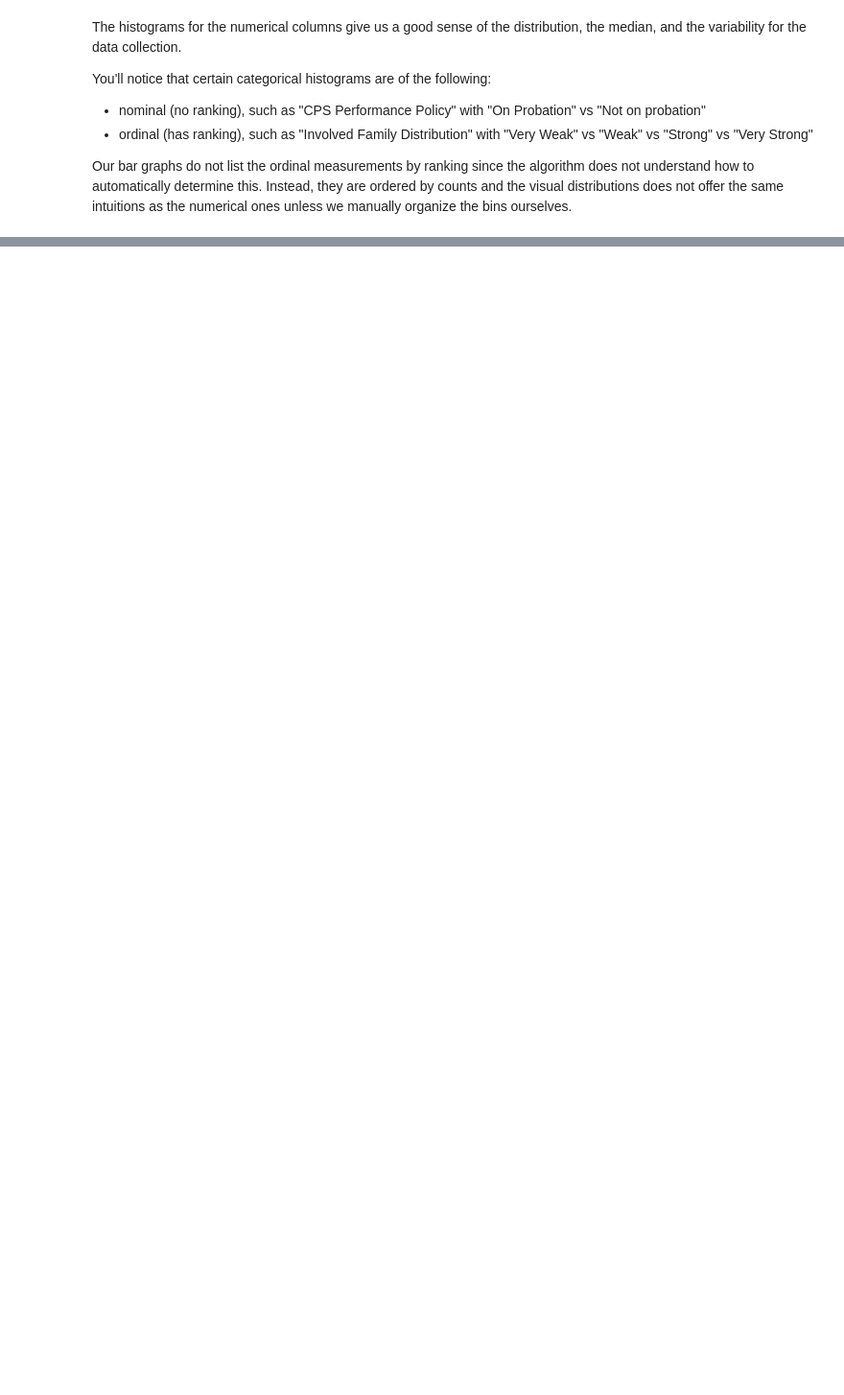
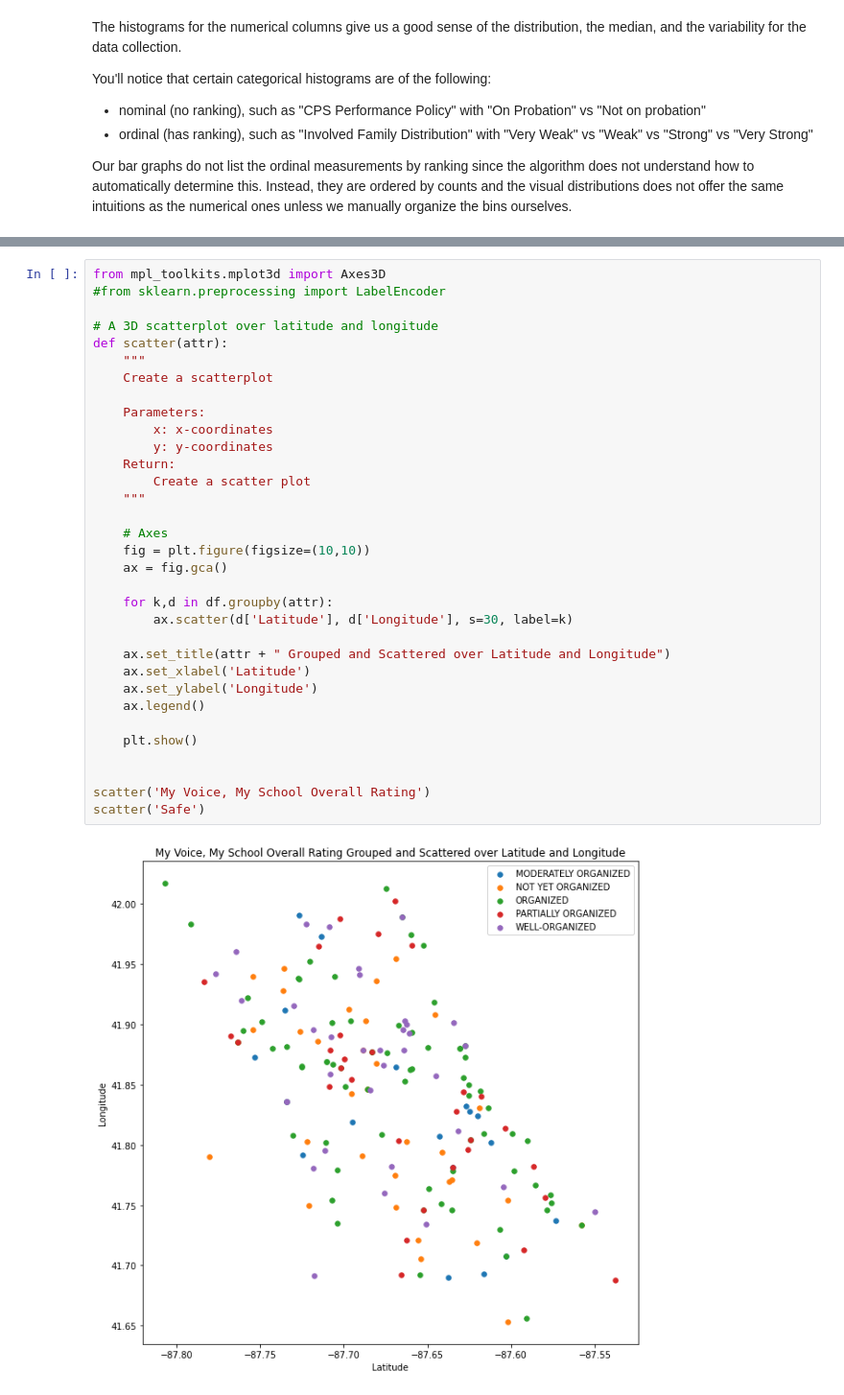
Before and after one commit to QPham-H/Kaggle_Datasets, a Jupyter notebook: Jupyter_Notebooks/CPS_Analysis/CPS Data Analysis and Data Visualization.ipynb, the cells around one changed output, grey strips where cells are left out. Shown at 96% size. Drawn from its saved outputs; the diff is of its cells as text; blank space fills up the shorter version.

```diff
--- a/Jupyter_Notebooks/CPS_Analysis/CPS Data Analysis and Data Visualization.ipynb
+++ b/Jupyter_Notebooks/CPS_Analysis/CPS Data Analysis and Data Visualization.ipynb
@@ -534,0 +557,35 @@ def multi_hist(x):
+# %%
+from mpl_toolkits.mplot3d import Axes3D
+#from sklearn.preprocessing import LabelEncoder
+
+# A 3D scatterplot over latitude and longitude
+def scatter(attr):
+    """
+    Create a scatterplot
+
+    Parameters:
+        x: x-coordinates
+        y: y-coordinates
+    Return:
+        Create a scatter plot
+    """
+
+    # Axes
+    fig = plt.figure(figsize=(10,10))
+    ax = fig.gca()
+
+    for k,d in df.groupby(attr):
+        ax.scatter(d['Latitude'], d['Longitude'], s=30, label=k)
+
+    ax.set_title(attr + " Grouped and Scattered over Latitude and Longitude")
+    ax.set_xlabel('Latitude')
+    ax.set_ylabel('Longitude')
+    ax.legend()
+
+    plt.show()
+
+
+scatter('My Voice, My School Overall Rating')
+scatter('Safe')
+# %% [output]
+[figure, added]
```
Also changed, not shown: parts of 13 cells of this notebook.
